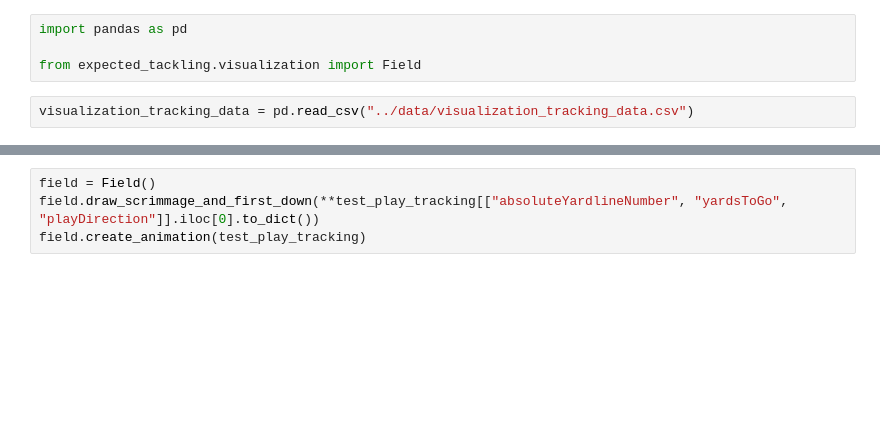
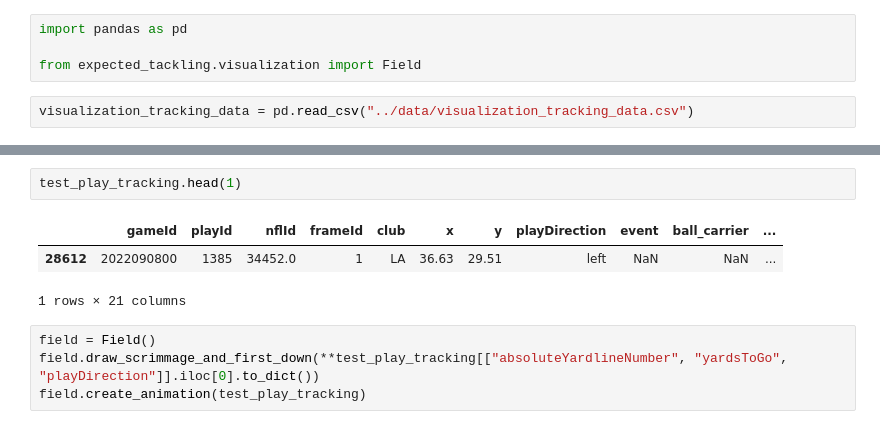
Before and after one commit to MLecardonnel/ExpectedTackling, a Jupyter notebook: notebooks/visualization.ipynb, the cells around one changed output, grey strips where cells are left out. Saved outputs shown, nothing was run; the diff lists cells and outputs as text; blank space fills up the shorter version.

```diff
--- a/notebooks/visualization.ipynb
+++ b/notebooks/visualization.ipynb
@@ -12,3 +30,9 @@ test_play_tracking = visualization_tracking_data[(visualization_tracking_data["g
+# %%
+test_play_tracking.head(1)
+# %% [output]
+|  | gameId | playId | nflId | frameId | club | x | y | playDirection | event | ball_carrier | ... |
+| 28612 | 2022090800 | 1385 | 34452.0 | 1 | LA | 36.63 | 29.51 | left | NaN | NaN | ... |
+1 rows × 21 columns
 # %%
 field = Field()
 field.draw_scrimmage_and_first_down(**test_play_tracking[["absoluteYardlineNumber", "yardsToGo", "playDirection"]].iloc[0].to_dict())
```
Also changed, not shown: parts of 4 cells of this notebook, 5 other files.
